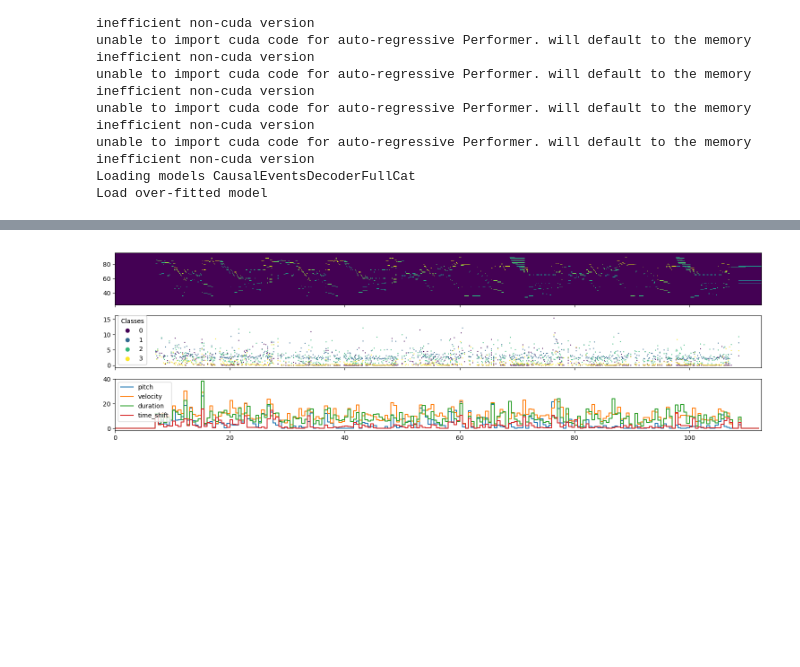
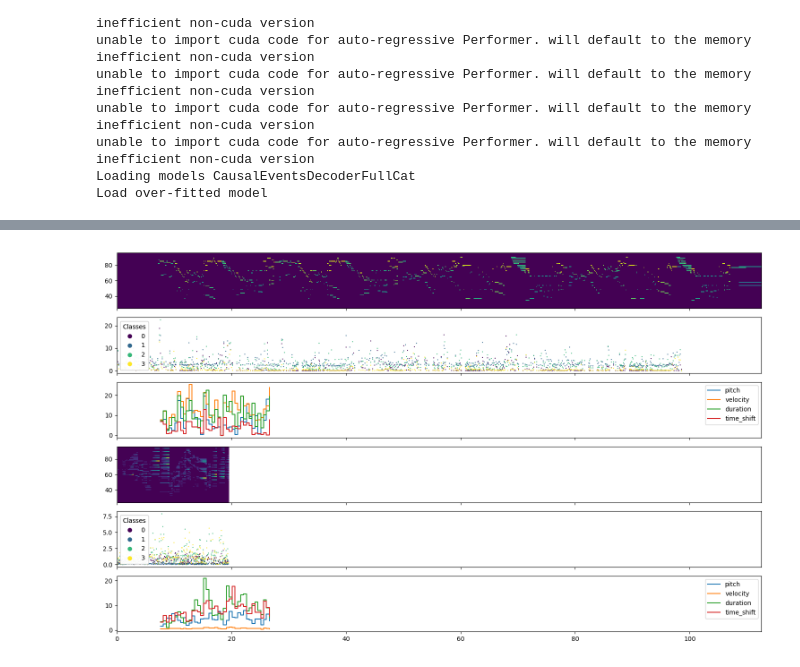
Before and after one commit to muthissar/PIA.No3, a Jupyter notebook: pia_ic.ipynb, the cells around one changed output, grey strips where cells are left out. Drawn from its saved outputs; the diff is of its cells as text; code cells hidden in the pictures; blank space fills up the shorter version.

Commit message:
Implimented IC matching

```diff
--- a/pia_ic.ipynb
+++ b/pia_ic.ipynb
@@ -373,56 +243,62 @@ legends[channels]
 # %%
-f = f'/home/mathias/.cache/mutdata/pia/databases/Piano/transcriptions/midi/{piece}.mid'
-midi2 = pretty_midi.PrettyMIDI(f)
-sr = 10
-pr2 = midi2.get_piano_roll(sr).T
-end = pr2.shape[0]/sr
+files = [f'/home/mathias/.cache/mutdata/pia/databases/Piano/transcriptions/midi/{piece}.mid', 'out/inpainted_seq_ics.mid']
+res = [temp, gen]
+first_time = True
+
+fig, ax = plt.subplots(len(files) * 3, 1, figsize=(15,9), sharex=True)
+for i, (f, r) in enumerate(zip(files, res)):
+    midi2 = pretty_midi.PrettyMIDI(f)
+    first_onset = min([n.start for n in  midi2.instruments[0].notes])
+    for note in midi2.instruments[0]:
+        note.start -= first_onset
+        note.end -= first_onset
+    sr = 10
+    pr2 = midi2.get_piano_roll(sr).T
+    end = pr2.shape[0]/sr
 
 
-legends = dataloader_generator.features
-with torch.no_grad():
-    unique_timepoints, cum_ics = decoder_handler.compute_token_onsets(
-        x=x.clone(),
-        metadata_dict=metadata_dict,
-        match_original_onsets=np.sort([n.start for n in midi2.instruments[0].notes])[None]
+    legends = dataloader_generator.features
+    bs = 2
+
+    nr = (24,96)
+    # nr = (None, None)
+    ax[i *3 + 0].imshow(pr2.T[slice(*nr)], origin='lower',extent=[0, end, *nr],aspect='auto', interpolation='none')
+    # if first_time:
+    #     start = pr2.any(1).argmax()/sr
+    #     first_time = False
+
+    channels = slice(0, 4)
+    n_channels = channels.stop- channels.start
+    unique_timepoints, cum_ics = DecoderEventsHandler.unique_timepoints(r.timepoints, r.ic_tok[metadata_dict['decoding_start']:r.decoding_end])
+    n_points = len(unique_timepoints)
+    # ax[1].plot(unique_timepoint, cum_ics[:, channel],'.-')
+    c = np.broadcast_to(np.arange(n_channels)[None,:], (n_points, n_channels)).flatten()
+
+    times = np.broadcast_to(np.array(unique_timepoints)[:,None], (n_points, n_channels)).flatten()
+    scatter = ax[i*3+1].scatter(
+        times,
+        cum_ics[:, channels].numpy().flatten(),
+        c=c,
+        s=1.5,
+        marker='.'
     )
-integrator = functools.partial(decoder_handler.integration, unique_timepoint=unique_timepoints, cum_ics=cum_ics)
-fig, ax = plt.subplots(3, 1, figsize=(15,4.5), sharex=True)
-nr = (24,96)
-ax[0].imshow(pr2.T[slice(*nr)], origin='lower',extent=[0, end, *nr],aspect='auto', interpolation='none')
-xs, ics = DecoderEventsHandler.quant(xs=0.5, end=end, interpolator=integrator)
-start=pr2.any(1).argmax()/sr
+    legend1 = ax[i*3+1].legend(*scatter.legend_elements(),
+                        loc="lower left", title="Classes")
+    ax[i*3+1].add_artist(legend1)
 
-channels = slice(0, 4)
-n_channels = channels.stop- channels.start
-n_points = len(unique_timepoints)
-# ax[1].plot(unique_timepoint, cum_ics[:, channel],'.-')
-c = np.broadcast_to(np.arange(n_channels)[None,:], (n_points, n_channels)).flatten()
-
-times = np.broadcast_to(np.array(unique_timepoints)[:,None], (n_points, n_channels)).flatten()
-scatter = ax[1].scatter(
-    times,
-    cum_ics[:, channels].numpy().flatten(),
-    c=c,
-    s=1.5,
-    marker='.'
-)
-legend1 = ax[1].legend(*scatter.legend_elements(),
-                    loc="lower left", title="Classes")
-ax[1].add_artist(legend1)
-
-# produce a legend with a cross-section of sizes from the scatter
-# handles, labels = scatter.legend_elements(prop="sizes", alpha=0.6)
-# legend2 = ax[1].legend(handles, labels, loc="upper right", title="Sizes")
+    # produce a legend with a cross-section of sizes from the scatter
+    # handles, labels = scatter.legend_elements(prop="sizes", alpha=0.6)
+    # legend2 = ax[1].legend(handles, labels, loc="upper right", title="Sizes")
 
 
-ax[2].step(xs[:-1], ics[:, channels], where='post')
-ax[2].legend(legends[channels])
+    ax[i*3+2].step(ts, r.ic_int[:, channels], where='post')
+    ax[i*3+2].legend(legends[channels])
 
-fig.tight_layout()
+    fig.tight_layout()
 
 
-# fig.show()
+    # fig.show()
 # %% [output]
-[figure, old version]
+[figure, new version]
 # %%
 plt.savefig('ic_curve.pdf')
```
Also changed, not shown: parts of 25 cells of this notebook, 2 other files.
